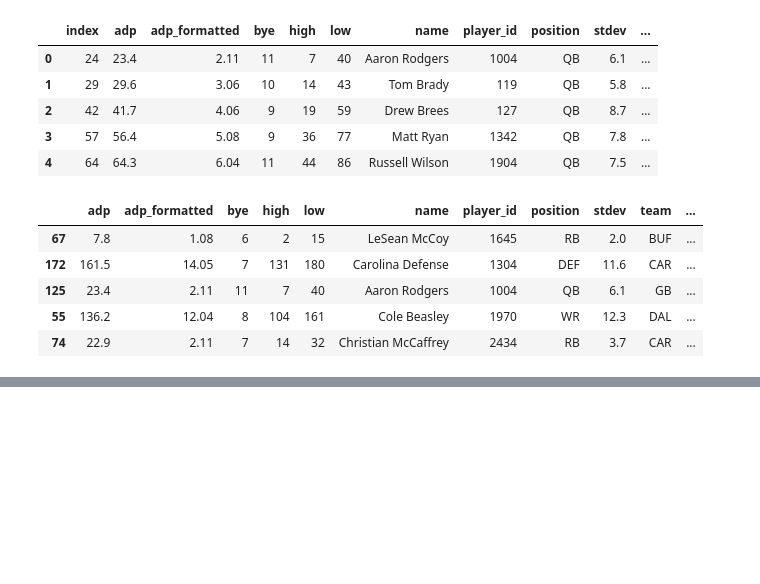
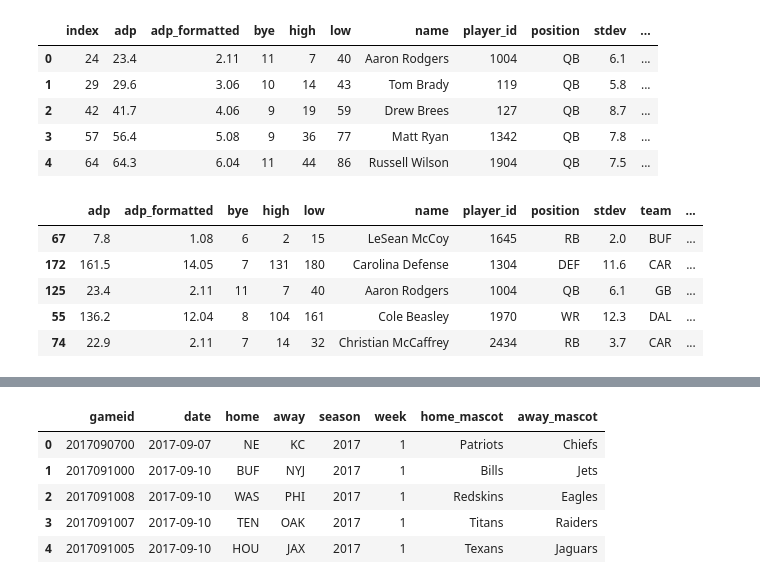
Before and after one commit to 10E-4m2/Notes-LTCWFF, a Jupyter notebook: LTCWFF-HandsOn.ipynb, the cells around one changed output, grey strips where cells are left out. Saved outputs shown, nothing was run; the diff lists cells and outputs as text; code cells hidden in the pictures; blank space fills up the shorter version.

```diff
--- a/LTCWFF-HandsOn.ipynb
+++ b/LTCWFF-HandsOn.ipynb
@@ -1211,0 +1372,48 @@ comb_df.sample(5)
+# %%
+# Exercises
+
+## 4.1a make dataframe
+querystr = """
+    SELECT
+            pg.season,
+            g.week,
+            p.player_name AS name,
+            t.team,
+            pg.attempts,
+            pg.completions,
+            pg.pass_yards AS yards,
+            pg.pass_tds AS tds,
+            pg.interceptions
+    FROM player AS p, team AS t, player_game AS pg, game as g
+    WHERE
+            p.team = t.team AND
+            p.player_id = pg.player_ID AND
+            pg.gameid = g.gameid AND
+            p.pos = 'QB' AND t.conference = 'AFC'
+    """
+df = pd.read_sql(querystr, conn) # alias
+df.head()
+
+## 4.1.b -> already solved
+    # (use player for player_name, team for team name)
+
+## 4.2 create datafame identical to game table but with mascots
+querystr = """
+    SELECT
+            g.*,
+            t1.mascot as home_mascot,
+            t2.mascot as away_mascot
+    FROM game as g, team as t1, team as t2
+    WHERE
+            g.home = t1.team AND
+            g.away = t2.team
+    """
+df = pd.read_sql(querystr, conn) # alias
+df.head()
+# %% [output]
+|  | gameid | date | home | away | season | week | home_mascot | away_mascot |
+| 0 | 2017090700 | 2017-09-07 | NE | KC | 2017 | 1 | Patriots | Chiefs |
+| 1 | 2017091000 | 2017-09-10 | BUF | NYJ | 2017 | 1 | Bills | Jets |
+| 2 | 2017091008 | 2017-09-10 | WAS | PHI | 2017 | 1 | Redskins | Eagles |
+| 3 | 2017091007 | 2017-09-10 | TEN | OAK | 2017 | 1 | Titans | Raiders |
+| 4 | 2017091005 | 2017-09-10 | HOU | JAX | 2017 | 1 | Texans | Jaguars |
```
Also changed, not shown: parts of 9 cells of this notebook.
